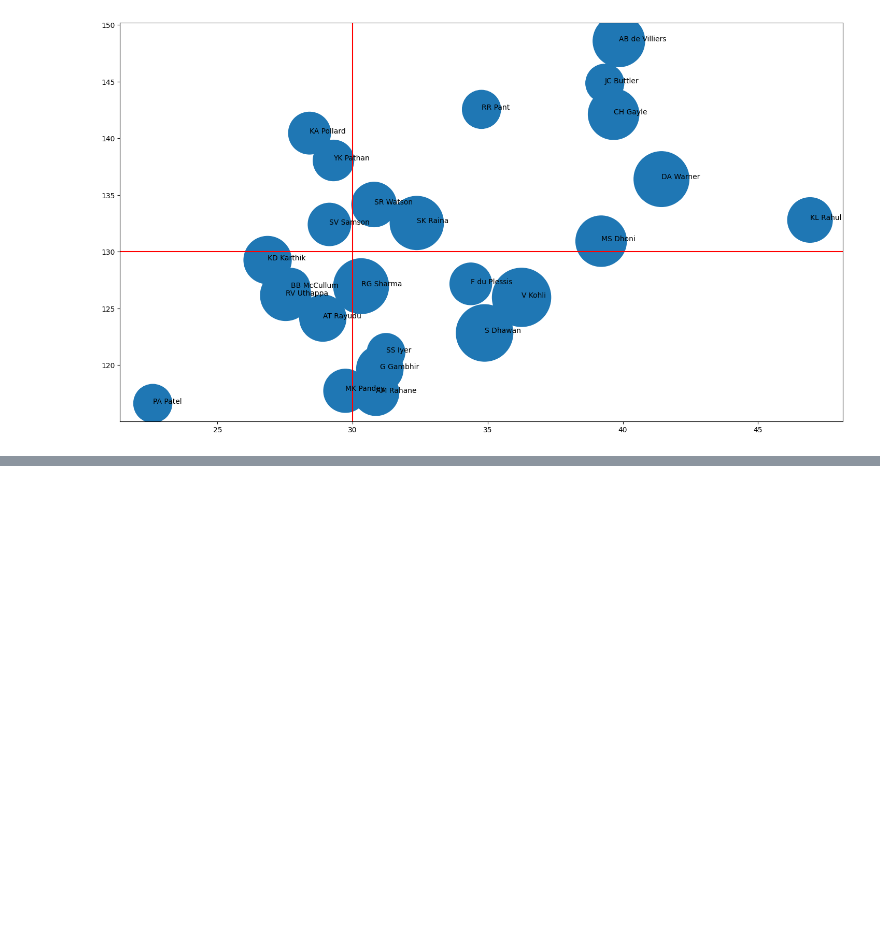
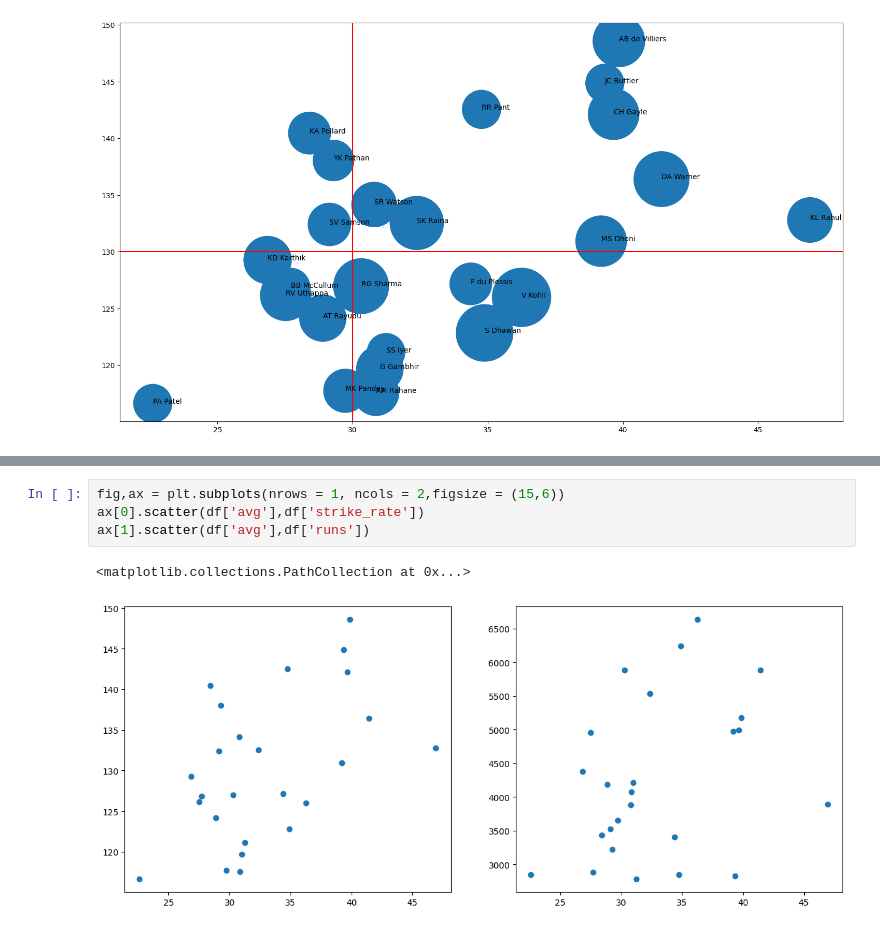
Before and after one commit to anshulkansal121/Python-Programming, a Jupyter notebook: Visualization/Matplotlib/Matplotlib - Advance.ipynb, the cells around one changed output, grey strips where cells are left out. Cells and saved outputs as stored; diff of their text form; blank space fills up the shorter version.

```diff
--- a/Visualization/Matplotlib/Matplotlib - Advance.ipynb
+++ b/Visualization/Matplotlib/Matplotlib - Advance.ipynb
@@ -82,0 +91,7 @@ plt.axvline(30, color = 'red')
+# %%
+fig,ax = plt.subplots(nrows = 1, ncols = 2,figsize = (15,6))
+ax[0].scatter(df['avg'],df['strike_rate'])
+ax[1].scatter(df['avg'],df['runs'])
+# %% [output]
+<matplotlib.collections.PathCollection at 0x...>
+[figure, added]
```
Also changed, not shown: parts of 22 cells of this notebook.
